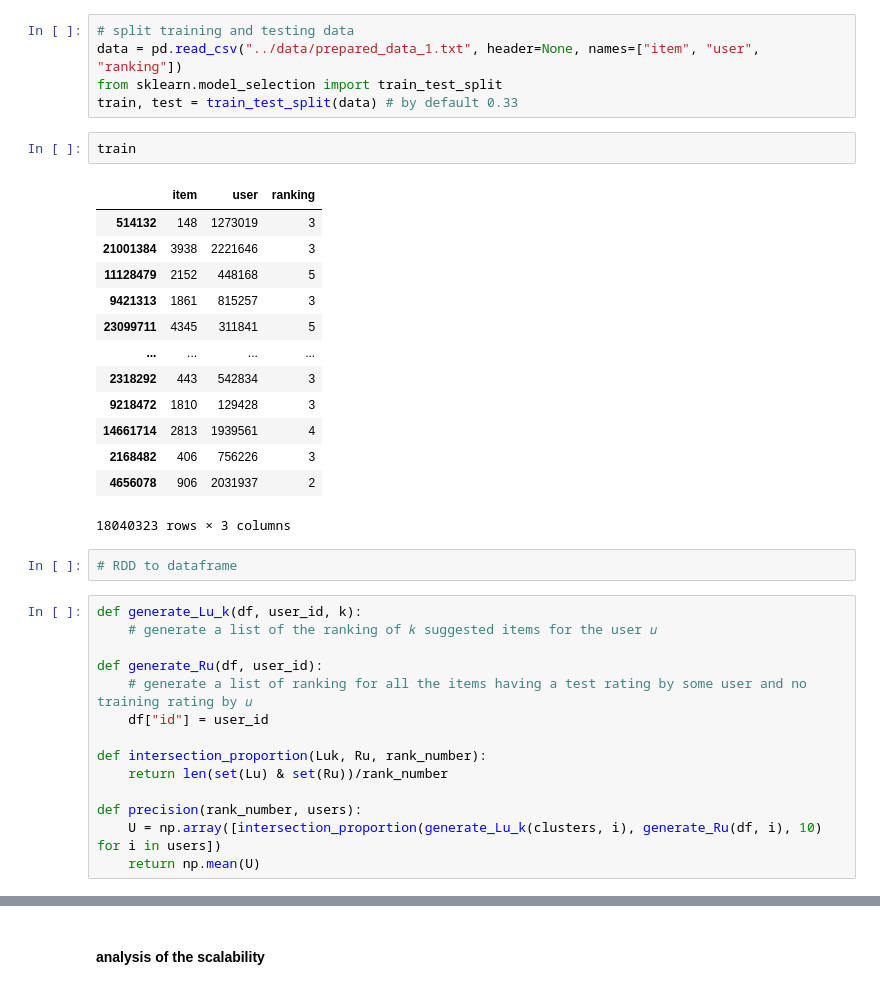
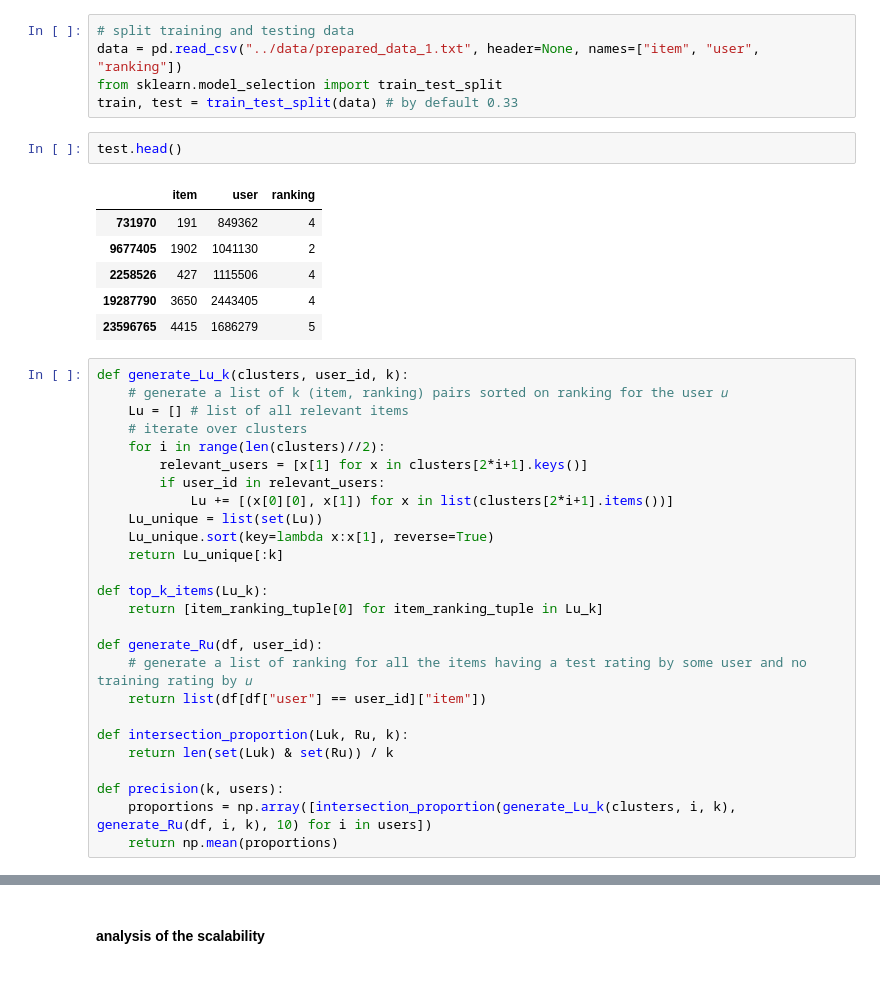
Before and after one commit to Kamiel-Fokkink/Recommendation-MapReduce, a Jupyter notebook: algorithm/MRAlgorithm.ipynb, the cells around one changed output, grey strips where cells are left out. Cells and saved outputs as stored; diff of their text form.

```diff
--- a/algorithm/MRAlgorithm.ipynb
+++ b/algorithm/MRAlgorithm.ipynb
@@ -287,35 +286,38 @@ Algorithm.input.take(10)
 data = pd.read_csv("../data/prepared_data_1.txt", header=None, names=["item", "user", "ranking"])
 from sklearn.model_selection import train_test_split
 train, test = train_test_split(data) # by default 0.33
-# %%
-train
-# %% [output]
-|  | item | user | ranking |
-| 514132 | 148 | 1273019 | 3 |
-| 21001384 | 3938 | 2221646 | 3 |
-| 11128479 | 2152 | 448168 | 5 |
-| 9421313 | 1861 | 815257 | 3 |
-| 23099711 | 4345 | 311841 | 5 |
-| ... | ... | ... | ... |
-| 2318292 | 443 | 542834 | 3 |
-| 9218472 | 1810 | 129428 | 3 |
-| 14661714 | 2813 | 1939561 | 4 |
-| 2168482 | 406 | 756226 | 3 |
-| 4656078 | 906 | 2031937 | 2 |
-18040323 rows × 3 columns
-# %%
-# RDD to dataframe
+# %%
+test.head()
+# %% [output]
+|  | item | user | ranking |
+| 731970 | 191 | 849362 | 4 |
+| 9677405 | 1902 | 1041130 | 2 |
+| 2258526 | 427 | 1115506 | 4 |
+| 19287790 | 3650 | 2443405 | 4 |
+| 23596765 | 4415 | 1686279 | 5 |
 # %%
-def generate_Lu_k(df, user_id, k):
-    # generate a list of the ranking of 𝑘 suggested items for the user 𝑢
+def generate_Lu_k(clusters, user_id, k):
+    # generate a list of k (item, ranking) pairs sorted on ranking for the user 𝑢
+    Lu = [] # list of all relevant items
+    # iterate over clusters
+    for i in range(len(clusters)//2):
+        relevant_users = [x[1] for x in clusters[2*i+1].keys()]
+        if user_id in relevant_users:
+            Lu += [(x[0][0], x[1]) for x in list(clusters[2*i+1].items())]
+    Lu_unique = list(set(Lu))
+    Lu_unique.sort(key=lambda x:x[1], reverse=True)
+    return Lu_unique[:k]
+
+def top_k_items(Lu_k):
+    return [item_ranking_tuple[0] for item_ranking_tuple in Lu_k]
 
 def generate_Ru(df, user_id):
     # generate a list of ranking for all the items having a test rating by some user and no training rating by 𝑢
-    df["id"] = user_id
+    return list(df[df["user"] == user_id]["item"])
 
-def intersection_proportion(Luk, Ru, rank_number):
-    return len(set(Lu) & set(Ru))/rank_number
+def intersection_proportion(Luk, Ru, k):
+    return len(set(Luk) & set(Ru)) / k
 
-def precision(rank_number, users):
-    U = np.array([intersection_proportion(generate_Lu_k(clusters, i), generate_Ru(df, i), 10) for i in users])
-    return np.mean(U)
+def precision(k, users):
+    proportions = np.array([intersection_proportion(generate_Lu_k(clusters, i, k), generate_Ru(df, i, k), 10) for i in users])
+    return np.mean(proportions)
```
Also changed, not shown: parts of 10 cells of this notebook.
